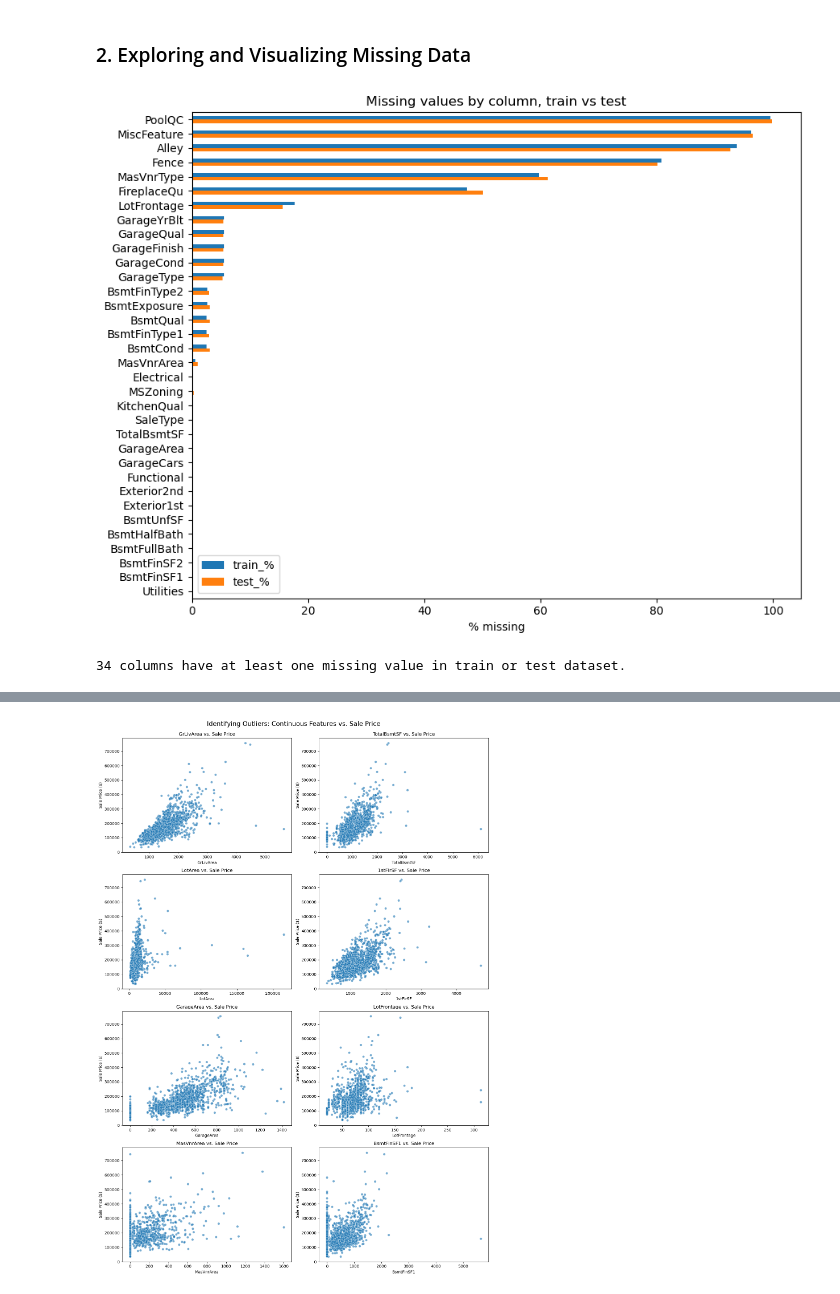
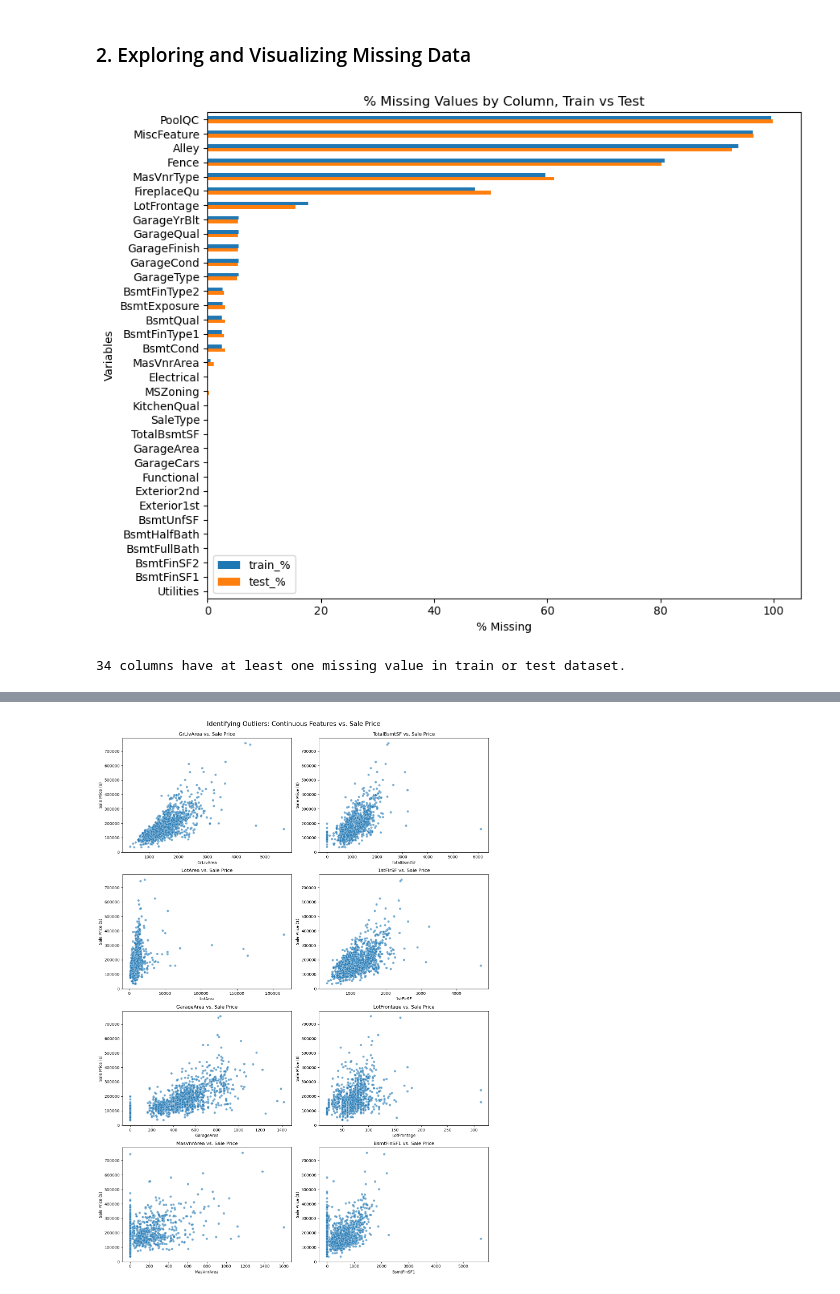
Before and after one commit to ericyang91/Housing_Price_Prediction, a Jupyter notebook: main.ipynb, the cells around one changed output, grey strips where cells are left out. Drawn from its saved outputs; the diff is of its cells as text; code cells hidden in the pictures.

```diff
--- a/main.ipynb
+++ b/main.ipynb
@@ -85,26 +85,27 @@ None
 # %%
 # Calculate the percentage of missing values for each column
 miss_train = train_df.isnull().mean() * 100
 miss_test = test_df.isnull().mean() * 100
 
 # Combine the two Series into one DataFrame
 miss_compare = pd.DataFrame({'train_%': miss_train, 'test_%': miss_test})
 
 # Filter for columns with missing data and sort by descending order
 miss_compare = miss_compare[(miss_compare['train_%'] > 0) | (miss_compare['test_%'] > 0)]
 miss_compare = miss_compare.sort_values('train_%', ascending=False)
 
 # Visualize using a horizontal bar graph
 fig, ax = plt.subplots(figsize=(9, 7))
 miss_compare.plot(kind='barh', ax=ax)
-ax.set_xlabel("% missing")
-ax.set_title("Missing values by column, train vs test")
+ax.set_xlabel("% Missing")
+ax.set_ylabel("Variables")
+ax.set_title("% Missing Values by Column, Train vs Test")
 ax.invert_yaxis()
 plt.tight_layout()
 plt.show()
 
 print(f"{len(miss_compare)} columns have at least one missing value in train or test dataset.")
 # %% [output]
-[figure, old version]
+[figure, new version]
 34 columns have at least one missing value in train or test dataset.
 # %% [markdown]
```
Also changed, not shown: parts of 25 cells of this notebook, 2 other files.
